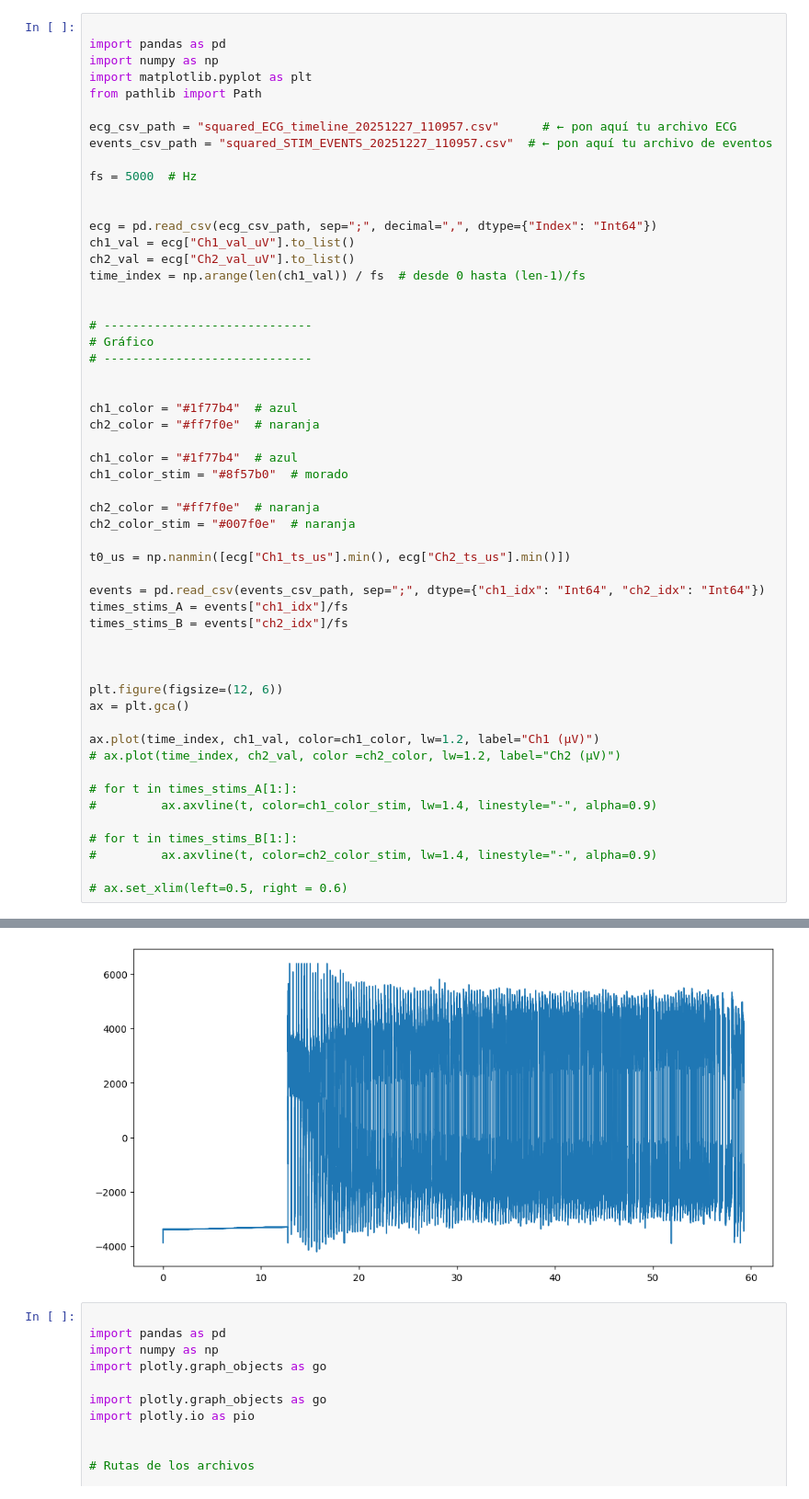
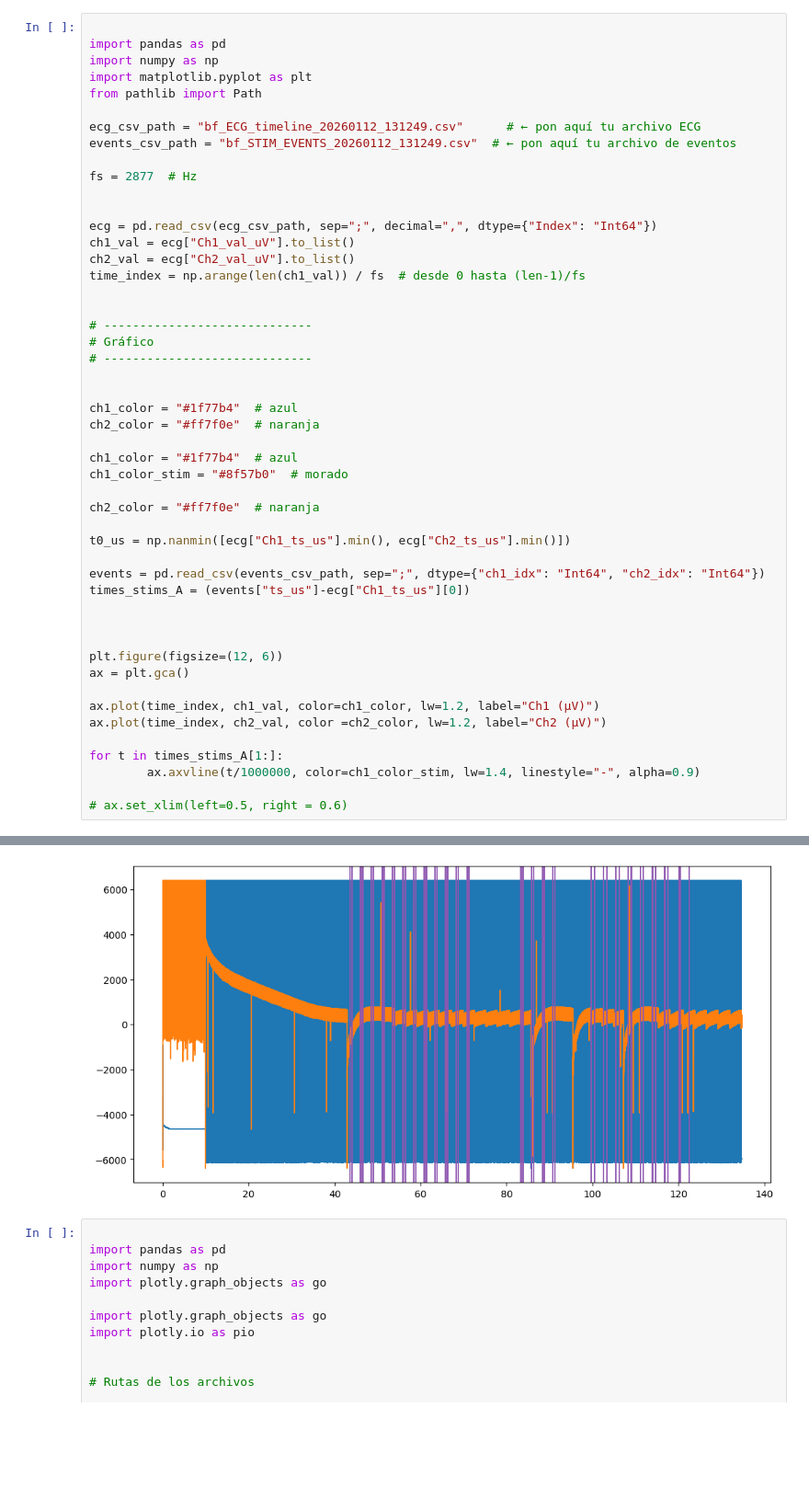
Before and after one commit to alimudena/INTAN-RHS2116, a Jupyter notebook: 3 files_for_experiments/esp32/ESP32_VISNE/data_visualize_3.ipynb, the cells around one changed output, grey strips where cells are left out. Shown at 92% size. Saved outputs shown, nothing was run; the diff lists cells and outputs as text; blank space fills up the shorter version.

```diff
--- a/3 files_for_experiments/esp32/ESP32_VISNE/data_visualize_3.ipynb
+++ b/3 files_for_experiments/esp32/ESP32_VISNE/data_visualize_3.ipynb
@@ -5,10 +5,10 @@ import numpy as np
 import matplotlib.pyplot as plt
 from pathlib import Path
 
-ecg_csv_path = "squared_ECG_timeline_20251227_110957.csv"      # ← pon aquí tu archivo ECG
-events_csv_path = "squared_STIM_EVENTS_20251227_110957.csv"  # ← pon aquí tu archivo de eventos
+ecg_csv_path = "bf_ECG_timeline_20260112_131249.csv"      # ← pon aquí tu archivo ECG
+events_csv_path = "bf_STIM_EVENTS_20260112_131249.csv"  # ← pon aquí tu archivo de eventos
 
-fs = 5000  # Hz
+fs = 2877  # Hz
 
 
 ecg = pd.read_csv(ecg_csv_path, sep=";", decimal=",", dtype={"Index": "Int64"})
@@ -29,13 +29,11 @@ ch1_color = "#1f77b4"  # azul
 ch1_color_stim = "#8f57b0"  # morado
 
 ch2_color = "#ff7f0e"  # naranja
-ch2_color_stim = "#007f0e"  # naranja
 
 t0_us = np.nanmin([ecg["Ch1_ts_us"].min(), ecg["Ch2_ts_us"].min()])
 
 events = pd.read_csv(events_csv_path, sep=";", dtype={"ch1_idx": "Int64", "ch2_idx": "Int64"})
-times_stims_A = events["ch1_idx"]/fs
-times_stims_B = events["ch2_idx"]/fs
+times_stims_A = (events["ts_us"]-ecg["Ch1_ts_us"][0])
 
 
 
@@ -43,13 +41,10 @@ plt.figure(figsize=(12, 6))
 ax = plt.gca()
 
 ax.plot(time_index, ch1_val, color=ch1_color, lw=1.2, label="Ch1 (µV)")
-# ax.plot(time_index, ch2_val, color =ch2_color, lw=1.2, label="Ch2 (µV)")
+ax.plot(time_index, ch2_val, color =ch2_color, lw=1.2, label="Ch2 (µV)")
 
-# for t in times_stims_A[1:]:
-#         ax.axvline(t, color=ch1_color_stim, lw=1.4, linestyle="-", alpha=0.9)
-
-# for t in times_stims_B[1:]:
-#         ax.axvline(t, color=ch2_color_stim, lw=1.4, linestyle="-", alpha=0.9)
+for t in times_stims_A[1:]:
+        ax.axvline(t/1000000, color=ch1_color_stim, lw=1.4, linestyle="-", alpha=0.9)
 
 # ax.set_xlim(left=0.5, right = 0.6)
 # %% [output]
@@ -57,4 +51,4 @@ ax.plot(time_index, ch1_val, color=ch1_color, lw=1.2, label="Ch1 (µV)")
-[figure, old version]
+[figure, new version]
 # %%
 
 import pandas as pd
```
Also changed, not shown: parts of 1 cell of this notebook, 4 other files.
